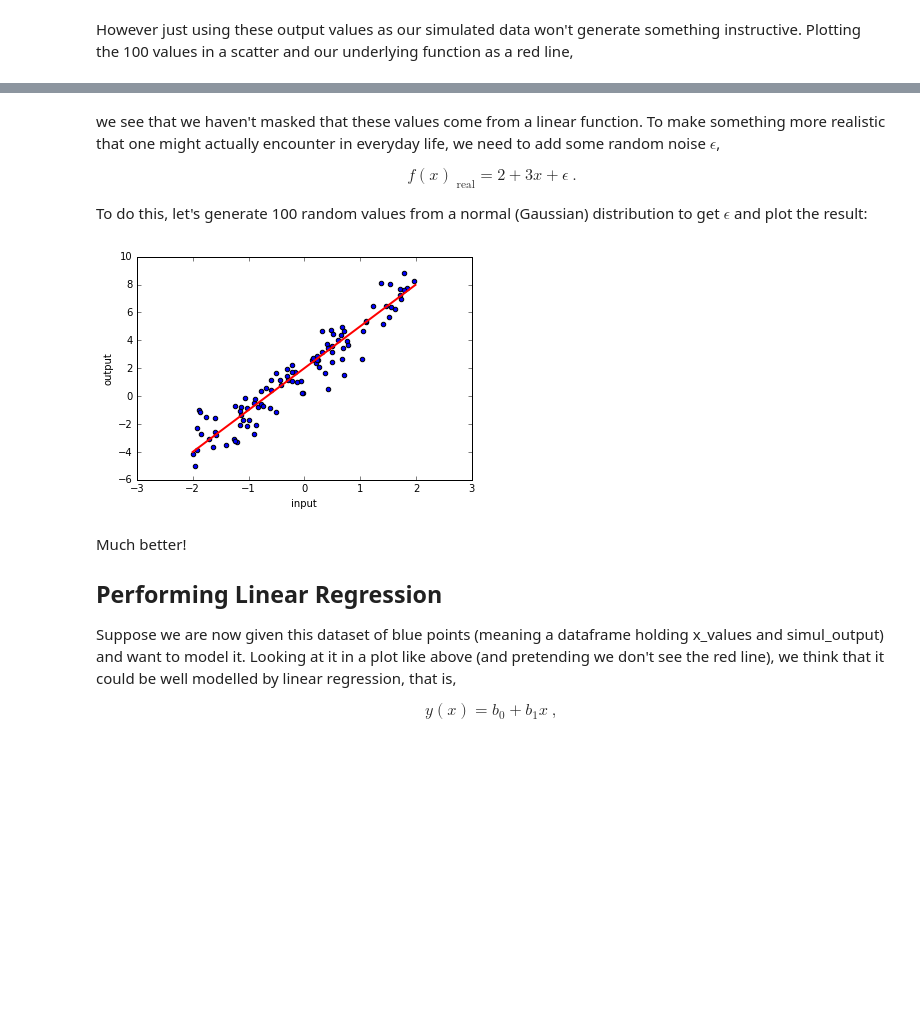
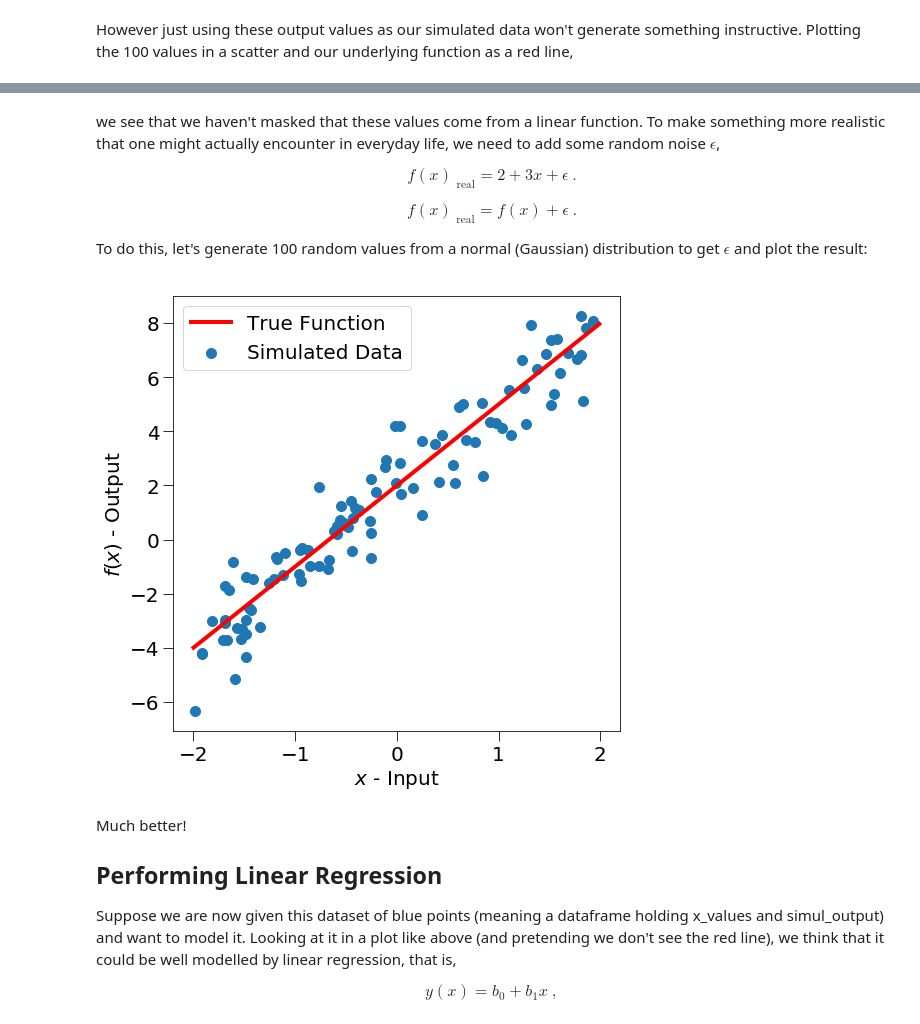
Before and after one commit to nuclth/Python_Statistics, a Jupyter notebook: Simulated_Linear_Regression.ipynb, the cells around one changed output, grey strips where cells are left out. Drawn from its saved outputs; the diff is of its cells as text; code cells hidden in the pictures; blank space fills up the shorter version.

Commit message:
Cosmetic changes to plots and code comments

```diff
--- a/Simulated_Linear_Regression.ipynb
+++ b/Simulated_Linear_Regression.ipynb
@@ -46,0 +43,25 @@ plt.show()
+# %%
+# import plotting/visualization libraries
+import matplotlib as mpl
+import matplotlib.pyplot as plt
+
+# set custom plotting values
+mpl.rcParams['figure.figsize'] = (8,8)
+mpl.rcParams['lines.linewidth'] = 4
+mpl.rcParams['axes.labelsize'] = 20
+mpl.rcParams['xtick.labelsize'] = 20
+mpl.rcParams['ytick.labelsize'] = 20
+mpl.rcParams['xtick.major.size'] = 10
+mpl.rcParams['ytick.major.size'] = 10
+mpl.rcParams['lines.markersize'] = 1000
+mpl.rcParams['legend.fontsize'] = 20
+
+
+# plot the function and data
+x_plot = np.arange(-2., 2, 0.01)
+test_data_naive.plot(x='input', y='output', kind='scatter', s =100, label="Simulated Data")
+plt.plot(x_plot, f(x_plot), 'r', label="True Function")
+plt.xlabel ("$x$ - Input")
+plt.ylabel ("$f(x)$ - Output")
+plt.legend()
+plt.show()
@@ -49,19 +72,26 @@ we see that we haven't masked that these values come from a linear function. To
 
 $$f(x)_{\text{ real}} = 2 + 3x + \epsilon \ .$$
 
+$$f(x)_{\text{ real}} = f(x) + \epsilon \ .$$
+
 To do this, let's generate 100 random values from a normal (Gaussian) distribution to get $\epsilon$ and plot the result:
 # %%
-errors = numpy.random.normal (loc=0.0, scale=1.0, size=100)
+errors = np.random.normal (loc=0.0, scale=1.0, size=100)
 
-simul_output = 2 + 3 * x_values + errors
+# add random noise to function
+simul_output = f(x_values) + errors
 
-test_data_real = pandas.DataFrame({"input":x_values, "output":simul_output})
+test_data_real = pd.DataFrame({"input":x_values, "output":simul_output})
 
-test_data_real.plot(x='input', y='output', kind='scatter')
-plt.plot(x_plot, f(x_plot), 'r', linewidth=2)
+# plot function and data with noise
+test_data_real.plot(x='input', y='output', kind='scatter', s=100, label="Simulated Data")
+plt.xlabel ("$x$ - Input")
+plt.ylabel ("$f(x)$ - Output")
+plt.plot(x_plot, f(x_plot), 'r', label="True Function")
+plt.legend()
 plt.show()
 # %% [output]
-[figure, old version]
+[figure, new version]
 # %% [markdown]
 Much better!
 
```
Also changed, not shown: parts of 10 cells of this notebook.
